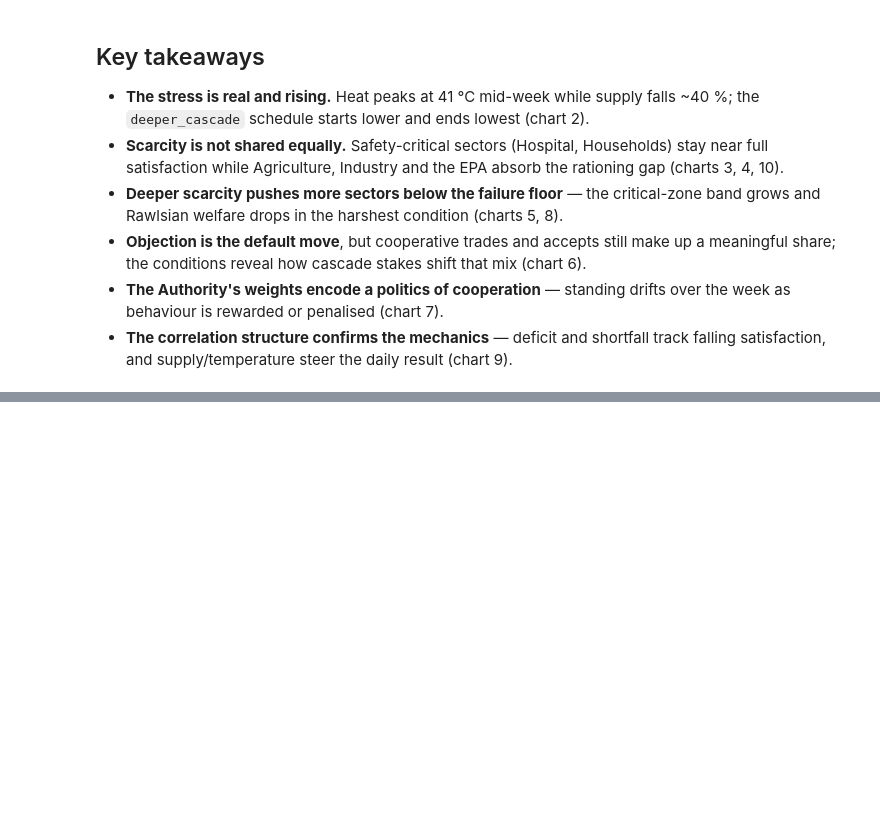
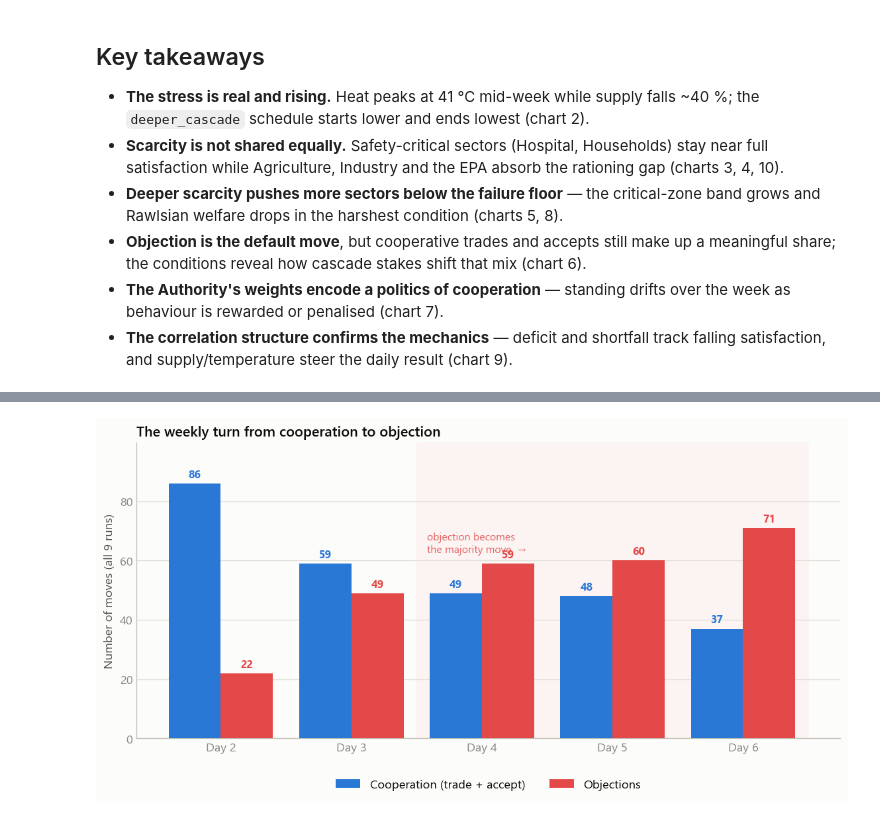
Before and after one commit to BhuvaneshWadhwani/heatwave-water-scarcity-simulation, a Jupyter notebook: VISUAL/simulation_analysis.ipynb, the cells around one changed output, grey strips where cells are left out. Cells and saved outputs as stored; diff of their text form; code cells hidden in the pictures; blank space fills up the shorter version.

```diff
--- a/VISUAL/simulation_analysis.ipynb
+++ b/VISUAL/simulation_analysis.ipynb
@@ -724,0 +736,44 @@ Table 3 · Daily system tracker (averaged across all runs)
+# %%
+# --- Shared prep: classify every move as cooperative (trade/accept) or objection
+mvd = decisions[decisions.event_type == 'move'].copy()
+mvd['coop'] = mvd.move_type.isin(['propose_trade', 'accept'])
+mvd['obj'] = mvd.move_type.eq('object')
+
+COOP_C, OBJ_C = '#2a78d6', '#e34948'          # cooperation = blue, objection = red
+
+# Pooled per-day counts (all nine runs together)
+per_day = mvd.groupby('day').agg(Cooperation=('coop', 'sum'),
+                                 Objections=('obj', 'sum'),
+                                 Total=('move_type', 'size'))
+per_day['Coop %'] = per_day.Cooperation / per_day.Total * 100
+per_day['Obj %'] = per_day.Objections / per_day.Total * 100
+MDAYS = list(per_day.index)                   # days that actually contain moves (2..6)
+
+# === Chart 13a — daily counts: cooperation vs objection =======================
+fig, ax = plt.subplots(figsize=(9.6, 5))
+w = 0.4
+x = np.arange(len(MDAYS))
+b1 = ax.bar(x - w / 2, per_day.Cooperation, width=w, color=COOP_C,
+            zorder=3, label='Cooperation (trade + accept)')
+b2 = ax.bar(x + w / 2, per_day.Objections, width=w, color=OBJ_C,
+            zorder=3, label='Objections')
+ax.bar_label(b1, padding=3, color=COOP_C, fontsize=10, fontweight='bold')
+ax.bar_label(b2, padding=3, color=OBJ_C, fontsize=10, fontweight='bold')
+
+# mark the day cooperation is overtaken by objection
+cross = next((d for d in MDAYS if per_day.loc[d, 'Obj %'] > 50), None)
+if cross is not None:
+    ci = MDAYS.index(cross)
+    ax.axvspan(ci - 0.5, len(MDAYS) - 0.5, color=OBJ_C, alpha=0.04, zorder=0)
+    ax.text(ci - 0.42, per_day.Objections.max() * 0.98,
+            'objection becomes\nthe majority move  →', color=OBJ_C, alpha=0.85,
+            fontsize=9.5, va='top', ha='left')
+
+ax.set_xticks(x); ax.set_xticklabels([f'Day {d}' for d in MDAYS])
+ax.set_ylabel('Number of moves (all 9 runs)')
+ax.set_ylim(0, per_day[['Cooperation', 'Objections']].values.max() * 1.16)
+ax.set_title('The weekly turn from cooperation to objection', loc='left')
+ax.legend(loc='upper center', ncol=2, bbox_to_anchor=(0.5, -0.1))
+clean(ax); plt.tight_layout(); plt.show()
+# %% [output]
+[figure, added]
```
Also changed, not shown: parts of 8 cells of this notebook.
